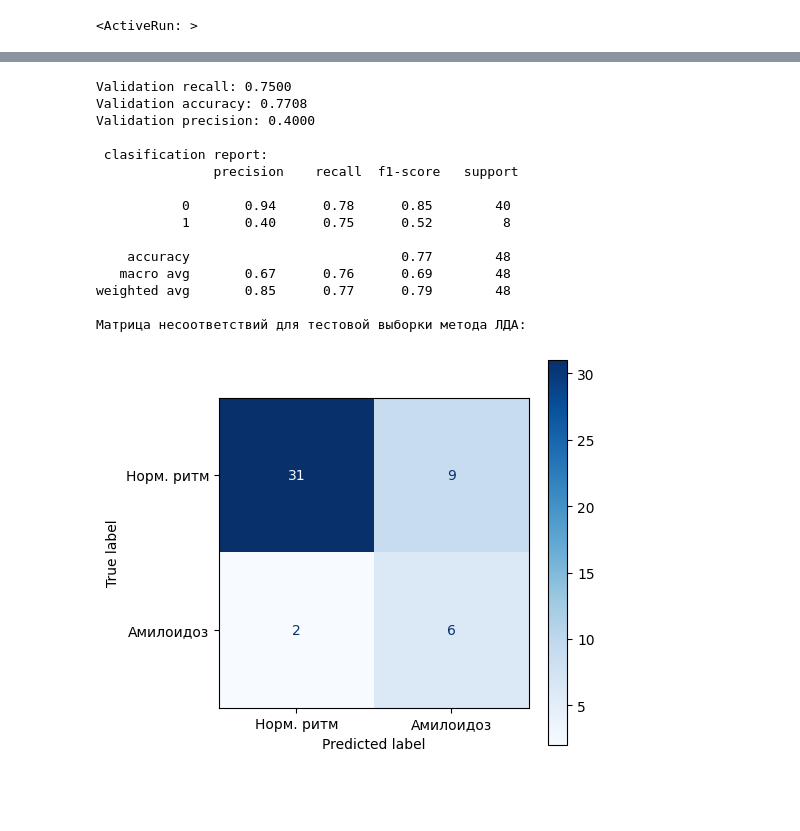
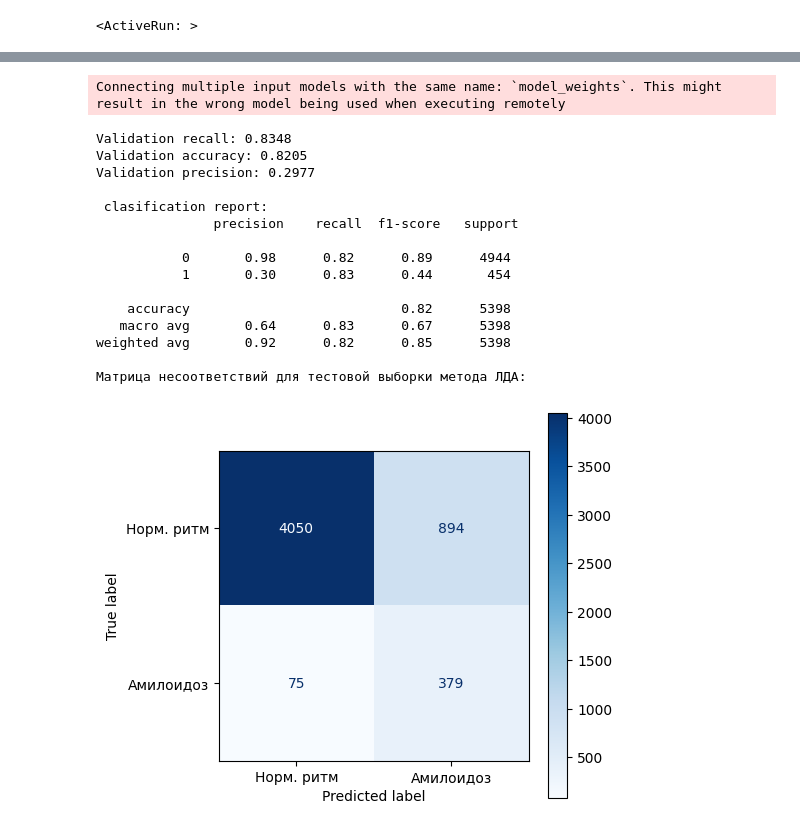
Before and after one commit to ArtikBoom3007/Diplomas, a Jupyter notebook: Classifiers/NN/NeuralNetwork.ipynb, the cells around one changed output, grey strips where cells are left out. Saved outputs shown, nothing was run; the diff lists cells and outputs as text; code cells hidden in the pictures; blank space fills up the shorter version.

```diff
--- a/Classifiers/NN/NeuralNetwork.ipynb
+++ b/Classifiers/NN/NeuralNetwork.ipynb
@@ -96,22 +97,22 @@ def create_weighted_sampler(labels):
 
 import pickle
 
-with open("../../Data/dumped/X_train.pkl", "rb") as f:
+with open("../../Data/dumped/X_train_fraction_train_2.pkl", "rb") as f:
     f.seek(0)
     X_train = pickle.load(f)
-with open("../../Data/dumped/y_train.pkl", "rb") as f:
+with open("../../Data/dumped/y_train_fraction_train_2.pkl", "rb") as f:
     f.seek(0)
     y_train = pickle.load(f)
-with open("../../Data/dumped/X_test.pkl", "rb") as f:
+with open("../../Data/dumped/X_test_fraction_test_2.pkl", "rb") as f:
     f.seek(0)
     X_test = pickle.load(f)
-with open("../../Data/dumped/y_test.pkl", "rb") as f:
+with open("../../Data/dumped/y_test_fraction_test_2.pkl", "rb") as f:
     f.seek(0)
     y_test = pickle.load(f)
 
 print(X_train.shape)
 print(y_train.shape)
-y_train = np.concatenate([y_train, y_train], axis=1)
+# y_train = np.concatenate([y_train, y_train], axis=0)
 Y_train = y_train[0].astype("int8")
 Y_test = y_test[0].astype("int8")
 # Y_train = F.one_hot(torch.LongTensor(y_train[0]), num_classes=2).double()
@@ -143,7 +144,7 @@ config = {
     },
     "optimizer": {"type": "Adam", "parameters": {"lr": 0.001, "weight_decay": 1e-5}},
     "loss_function": {
-        "type": "FocalLoss",
+        "type": "BCEWithLogitsLoss",
         "parameters": {"alpha": 1.0, "gamma": 1, "pos_weight": [1, 4]},
     },
     "dataset": {
@@ -385,6 +386,7 @@ mlflow.start_run()
 <ActiveRun: >
 # %%
 loss_type = config["loss_function"]["type"]
+device = torch.device("cuda" if torch.cuda.is_available() else "cpu")
 
 if loss_type == "FocalLoss":
     criterion = FocalLoss(
@@ -394,6 +396,7 @@ if loss_type == "FocalLoss":
 elif loss_type == "BCEWithLogitsLoss":
     pos_weight = torch.tensor(config["loss_function"]["parameters"]["pos_weight"])
     criterion = torch.nn.BCEWithLogitsLoss(pos_weight=pos_weight)
+    criterion = criterion.to(device)
 else:
     raise ValueError(f"Unknown loss function type: {loss_type}")
 
@@ -404,8 +407,6 @@ optimizer = torch.optim.Adam(
     lr=config["optimizer"]["parameters"]["lr"],
     weight_decay=config["optimizer"]["parameters"]["weight_decay"],
 )
-
-device = torch.device("cuda" if torch.cuda.is_available() else "cpu")
 
 
 # Обучение модели
@@ -519,59 +520,60 @@ def validate_model(model, dataloader):
     all_preds = np.concatenate(all_preds)
     all_labels = np.concatenate(all_labels)
     # all_labels = np.argmax(all_labels, axis=1)
 
     # Считаем accuracy
     recall = recall_score(all_labels, all_preds)
     print(f"Validation recall: {recall:.4f}")
     accuracy = accuracy_score(all_labels, all_preds)
     print(f"Validation accuracy: {accuracy:.4f}")
     precision = precision_score(all_labels, all_preds)
     print(f"Validation precision: {precision:.4f}")
 
     class_names = ["Норм. ритм", "Амилоидоз"]
 
     print("\n clasification report:\n", classification_report(all_labels, all_preds))
 
     print("Матрица несоответствий для тестовой выборки метода ЛДА:\n")
     fig, ax = plt.subplots(figsize=(5, 5))
     disp = ConfusionMatrixDisplay(
         confusion_matrix(all_labels, all_preds), display_labels=class_names
     )
     disp.plot(cmap="Blues", ax=ax)
 
-    Logger.current_logger().report_confusion_matrix(
-        title="Confusion Matrix",
-        series="Validation Results",
-        matrix=confusion_matrix(all_labels, all_preds),
-        yaxis_reversed=True,
-        xaxis="Predicted",
-        yaxis="Expected",
-        xlabels=class_names,
-        ylabels=class_names,
-    )
+    # Logger.current_logger().report_confusion_matrix(
+    #     title="Confusion Matrix",
+    #     series="Validation Results",
+    #     matrix=confusion_matrix(all_labels, all_preds),
+    #     yaxis_reversed=True,
+    #     xaxis="Predicted",
+    #     yaxis="Expected",
+    #     xlabels=class_names,
+    #     ylabels=class_names,
+    # )
 
     return recall
 
 
 # Пример вызова валидации
 test_accuracy = validate_model(model, test_loader)
 # %% [output]
-Validation recall: 0.7500
-Validation accuracy: 0.7708
-Validation precision: 0.4000
-
- clasification report:
-               precision    recall  f1-score   support
-
-           0       0.94      0.78      0.85        40
-           1       0.40      0.75      0.52         8
-
-    accuracy                           0.77        48
-   macro avg       0.67      0.76      0.69        48
-weighted avg       0.85      0.77      0.79        48
-
-Матрица несоответствий для тестовой выборки метода ЛДА:
+Connecting multiple input models with the same name: `model_weights`. This might result in the wrong model being used when executing remotely
+Validation recall: 0.8348
+Validation accuracy: 0.8205
+Validation precision: 0.2977
+
+ clasification report:
+               precision    recall  f1-score   support
+
+           0       0.98      0.82      0.89      4944
+           1       0.30      0.83      0.44       454
+
+    accuracy                           0.82      5398
+   macro avg       0.64      0.83      0.67      5398
+weighted avg       0.92      0.82      0.85      5398
+
+Матрица несоответствий для тестовой выборки метода ЛДА:
-[figure, old version]
+[figure, new version]
 # %%
 mlflow.end_run()
 task.close()
```
Also changed, not shown: parts of 10 cells of this notebook, 36 other files.
